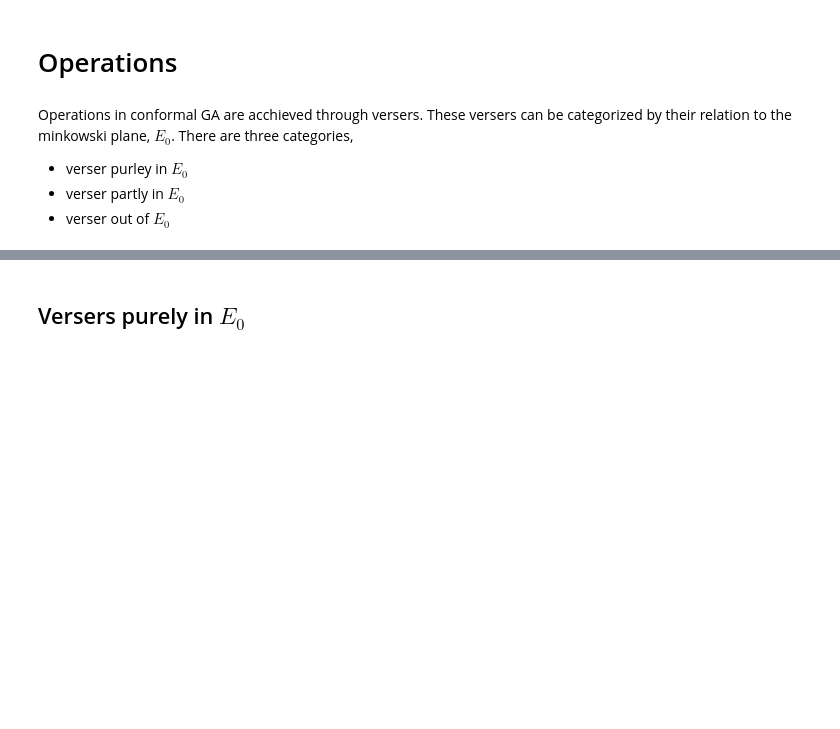
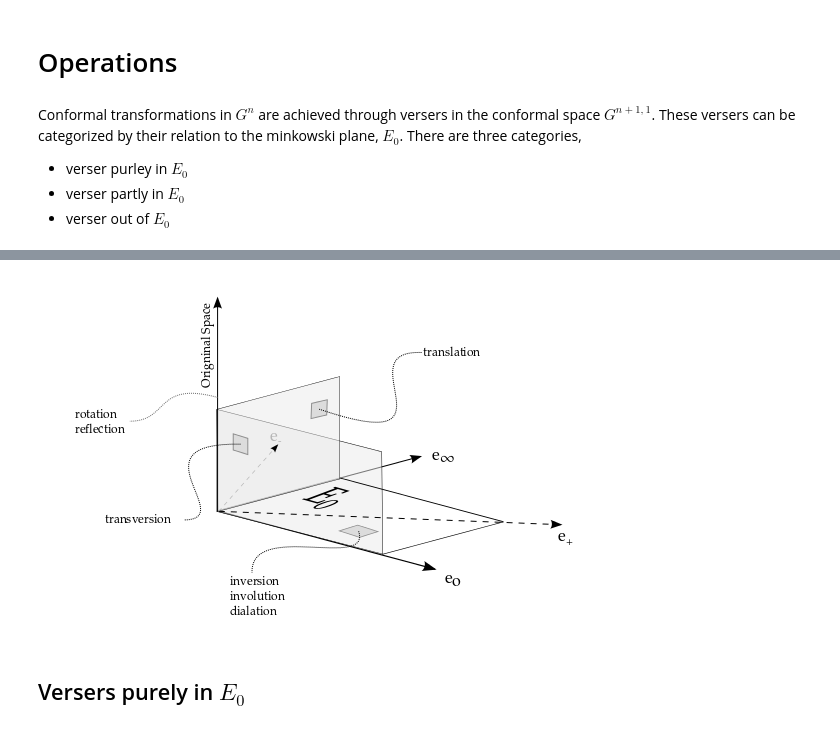
Before and after one commit to arsenovic/ga-examples, a Jupyter notebook: notebooks/Conformal Numerical.ipynb, the cells around one changed output, grey strips where cells are left out. Saved outputs shown, nothing was run; the diff lists cells and outputs as text; code cells hidden in the pictures; blank space fills up the shorter version.

Commit message:
added conformal sheet using the numerical ga module `clifford`

```diff
--- a/notebooks/Conformal Numerical.ipynb
+++ b/notebooks/Conformal Numerical.ipynb
@@ -50,12 +70,12 @@ assert(down(X) ==x)
 # %% [markdown]
 # Operations
 # %% [markdown]
-Operations in conformal GA are acchieved through versers. These versers can be categorized by their relation to the minkowski plane, $E_0$. There are three categories,
+Conformal transformations in $G^n$ are achieved through versers in the conformal space $G^{n+1,1}$. These versers can be categorized by their relation to the minkowski plane, $E_0$. There are three categories,
 
 * verser purley in $E_0$
 * verser partly in $E_0$
 * verser out of $E_0$
 # %%
 from IPython.display import Image,SVG
-SVG('pics/conformal space.svg')
+Image('pics/conformal space.png')
 # %% [output]
@@ -63,3 +82,4 @@ SVG('pics/conformal space.svg')
+[figure, added]
 # %% [markdown]
 ## Versers purely in $E_0$
 # %%
```
Also changed, not shown: parts of 48 cells of this notebook, 1 other file.
